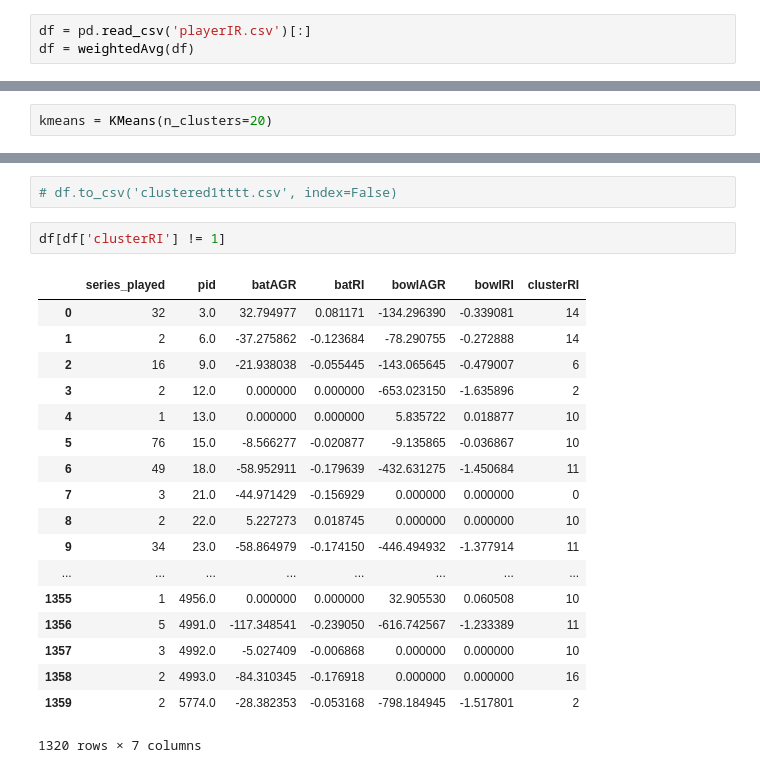
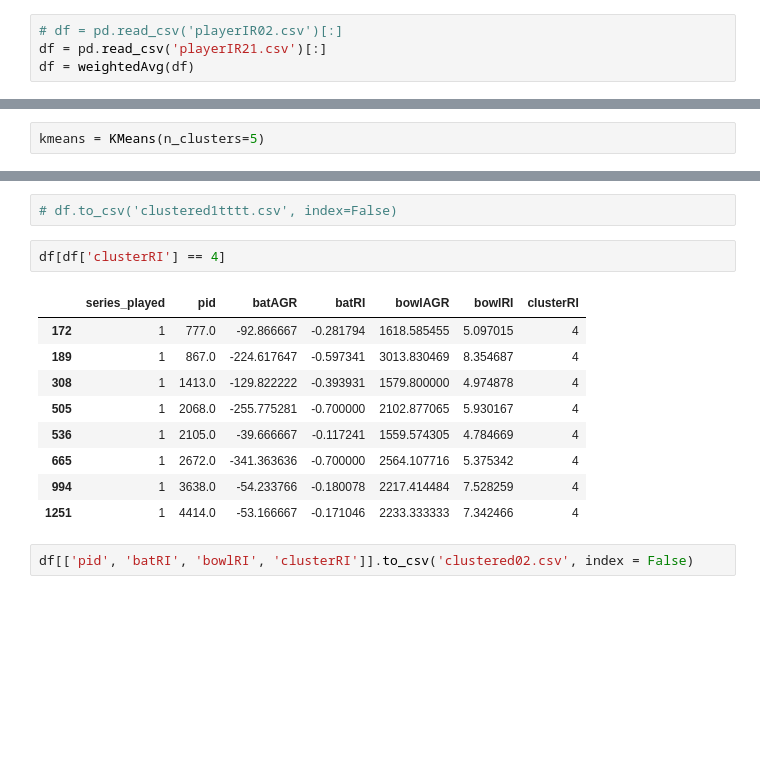
Before and after one commit to rocksayush/Player-Recommendation-System, a Jupyter notebook: PRS uning RI.ipynb, the cells around one changed output, grey strips where cells are left out. Saved outputs shown, nothing was run; the diff lists cells and outputs as text; blank space fills up the shorter version.

Commit message:
formula changed, ranking index is positive now

```diff
--- a/PRS uning RI.ipynb
+++ b/PRS uning RI.ipynb
@@ -19,7 +19,8 @@ def weightedAvg(data):
         rdata = rdata.append(p)
     return rdata
 # %%
-df = pd.read_csv('playerIR.csv')[:]
+# df = pd.read_csv('playerIR02.csv')[:]
+df = pd.read_csv('playerIR21.csv')[:]
 df = weightedAvg(df)
 # %%
 df.shape
@@ -47,5 +48,5 @@ plt.show()
 # %%
-kmeans = KMeans(n_clusters=20)
+kmeans = KMeans(n_clusters=5)
 # %%
 kmeans.fit(df[['batRI', 'bowlRI']])
 df['clusterRI'] = kmeans.predict(df[['batRI', 'bowlRI']])
@@ -68,23 +72,16 @@ plt.show()
 # %%
 # df.to_csv('clustered1tttt.csv', index=False)
 # %%
-df[df['clusterRI'] != 1]
+df[df['clusterRI'] == 4]
 # %% [output]
 |  | series_played | pid | batAGR | batRI | bowlAGR | bowlRI | clusterRI |
-| 0 | 32 | 3.0 | 32.794977 | 0.081171 | -134.296390 | -0.339081 | 14 |
-| 1 | 2 | 6.0 | -37.275862 | -0.123684 | -78.290755 | -0.272888 | 14 |
-| 2 | 16 | 9.0 | -21.938038 | -0.055445 | -143.065645 | -0.479007 | 6 |
-| 3 | 2 | 12.0 | 0.000000 | 0.000000 | -653.023150 | -1.635896 | 2 |
-| 4 | 1 | 13.0 | 0.000000 | 0.000000 | 5.835722 | 0.018877 | 10 |
-| 5 | 76 | 15.0 | -8.566277 | -0.020877 | -9.135865 | -0.036867 | 10 |
-| 6 | 49 | 18.0 | -58.952911 | -0.179639 | -432.631275 | -1.450684 | 11 |
-| 7 | 3 | 21.0 | -44.971429 | -0.156929 | 0.000000 | 0.000000 | 0 |
-| 8 | 2 | 22.0 | 5.227273 | 0.018745 | 0.000000 | 0.000000 | 10 |
-| 9 | 34 | 23.0 | -58.864979 | -0.174150 | -446.494932 | -1.377914 | 11 |
-| ... | ... | ... | ... | ... | ... | ... | ... |
-| 1355 | 1 | 4956.0 | 0.000000 | 0.000000 | 32.905530 | 0.060508 | 10 |
-| 1356 | 5 | 4991.0 | -117.348541 | -0.239050 | -616.742567 | -1.233389 | 11 |
-| 1357 | 3 | 4992.0 | -5.027409 | -0.006868 | 0.000000 | 0.000000 | 10 |
-| 1358 | 2 | 4993.0 | -84.310345 | -0.176918 | 0.000000 | 0.000000 | 16 |
-| 1359 | 2 | 5774.0 | -28.382353 | -0.053168 | -798.184945 | -1.517801 | 2 |
+| 172 | 1 | 777.0 | -92.866667 | -0.281794 | 1618.585455 | 5.097015 | 4 |
+| 189 | 1 | 867.0 | -224.617647 | -0.597341 | 3013.830469 | 8.354687 | 4 |
+| 308 | 1 | 1413.0 | -129.822222 | -0.393931 | 1579.800000 | 4.974878 | 4 |
+| 505 | 1 | 2068.0 | -255.775281 | -0.700000 | 2102.877065 | 5.930167 | 4 |
+| 536 | 1 | 2105.0 | -39.666667 | -0.117241 | 1559.574305 | 4.784669 | 4 |
+| 665 | 1 | 2672.0 | -341.363636 | -0.700000 | 2564.107716 | 5.375342 | 4 |
+| 994 | 1 | 3638.0 | -54.233766 | -0.180078 | 2217.414484 | 7.528259 | 4 |
+| 1251 | 1 | 4414.0 | -53.166667 | -0.171046 | 2233.333333 | 7.342466 | 4 |
-1320 rows × 7 columns
+# %%
+df[['pid', 'batRI', 'bowlRI', 'clusterRI']].to_csv('clustered02.csv', index = False)
```
Also changed, not shown: parts of 5 cells of this notebook, 1 other file.
